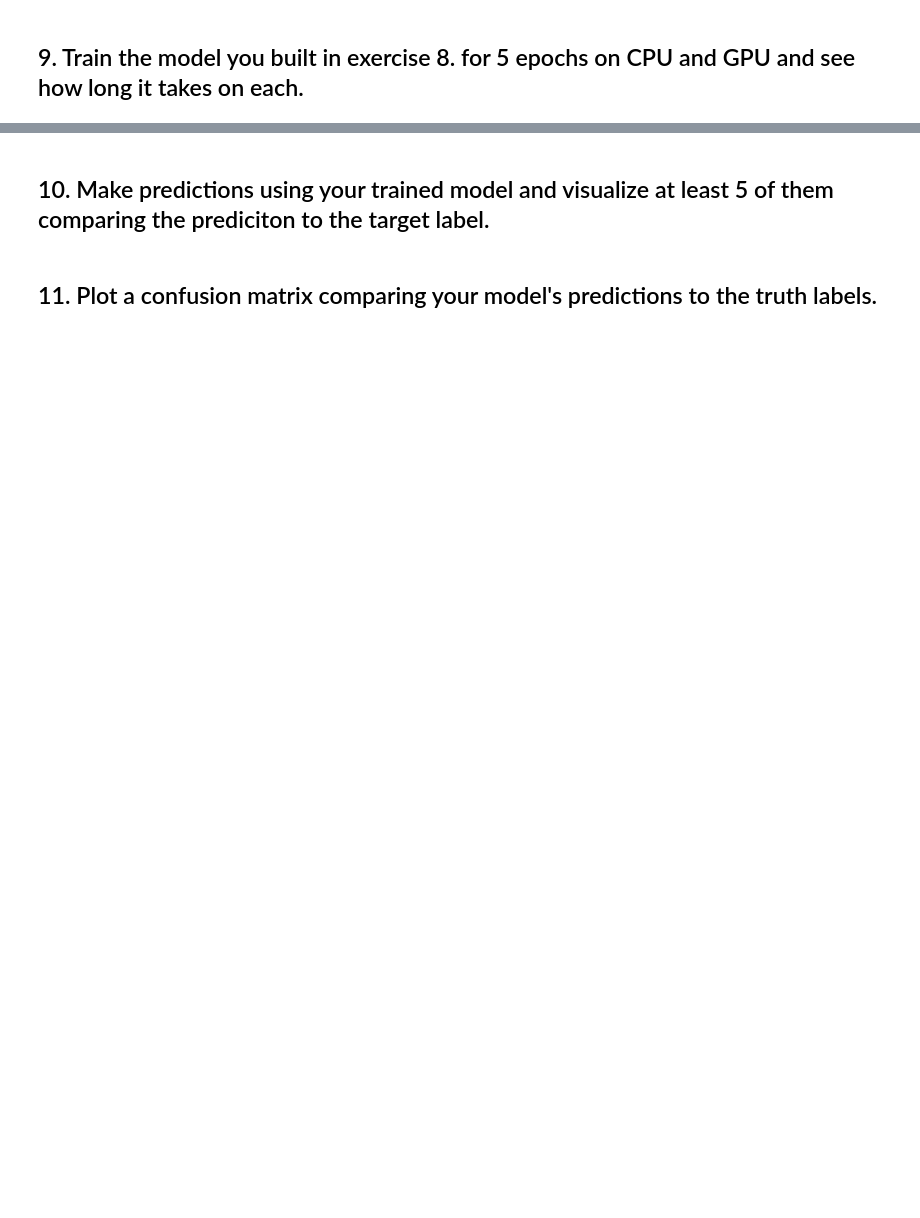
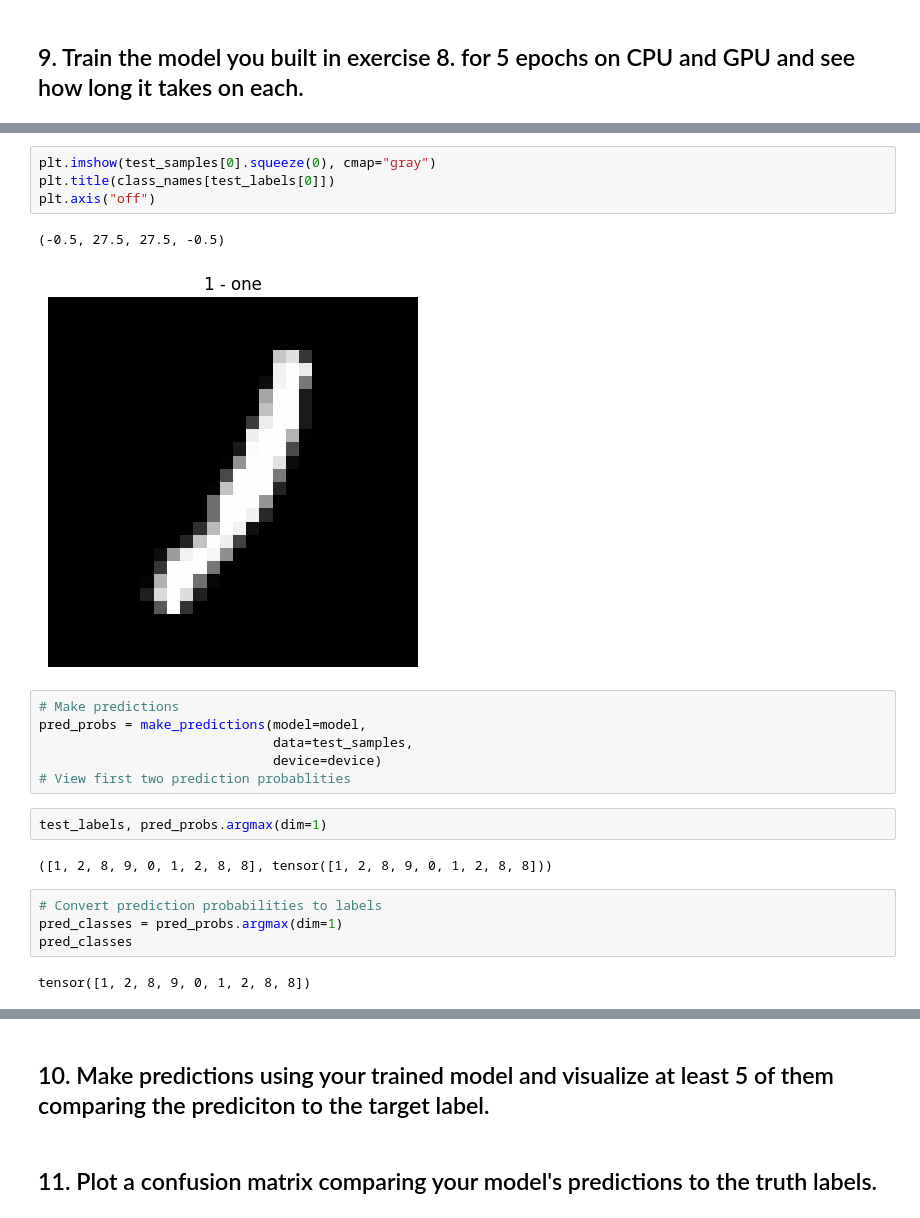
Before and after one commit to bassemr/pytorch_learning, a Jupyter notebook: extras/exercises/03_pytorch_computer_vision_exercises.ipynb, the cells around one changed output, grey strips where cells are left out. Drawn from its saved outputs; the diff is of its cells as text; blank space fills up the shorter version.

```diff
--- a/extras/exercises/03_pytorch_computer_vision_exercises.ipynb
+++ b/extras/exercises/03_pytorch_computer_vision_exercises.ipynb
@@ -71,0 +474,23 @@ print(torch.__version__)
+# %%
+plt.imshow(test_samples[0].squeeze(0), cmap="gray")
+plt.title(class_names[test_labels[0]])
+plt.axis("off")
+# %% [output]
+(-0.5, 27.5, 27.5, -0.5)
+[figure, added]
+# %%
+# Make predictions
+pred_probs = make_predictions(model=model,
+                              data=test_samples,
+                              device=device)
+# View first two prediction probablities
+# %%
+test_labels, pred_probs.argmax(dim=1)
+# %% [output]
+([1, 2, 8, 9, 0, 1, 2, 8, 8], tensor([1, 2, 8, 9, 0, 1, 2, 8, 8]))
+# %%
+# Convert prediction probabilities to labels
+pred_classes = pred_probs.argmax(dim=1)
+pred_classes
+# %% [output]
+tensor([1, 2, 8, 9, 0, 1, 2, 8, 8])
```
Also changed, not shown: parts of 37 cells of this notebook.
